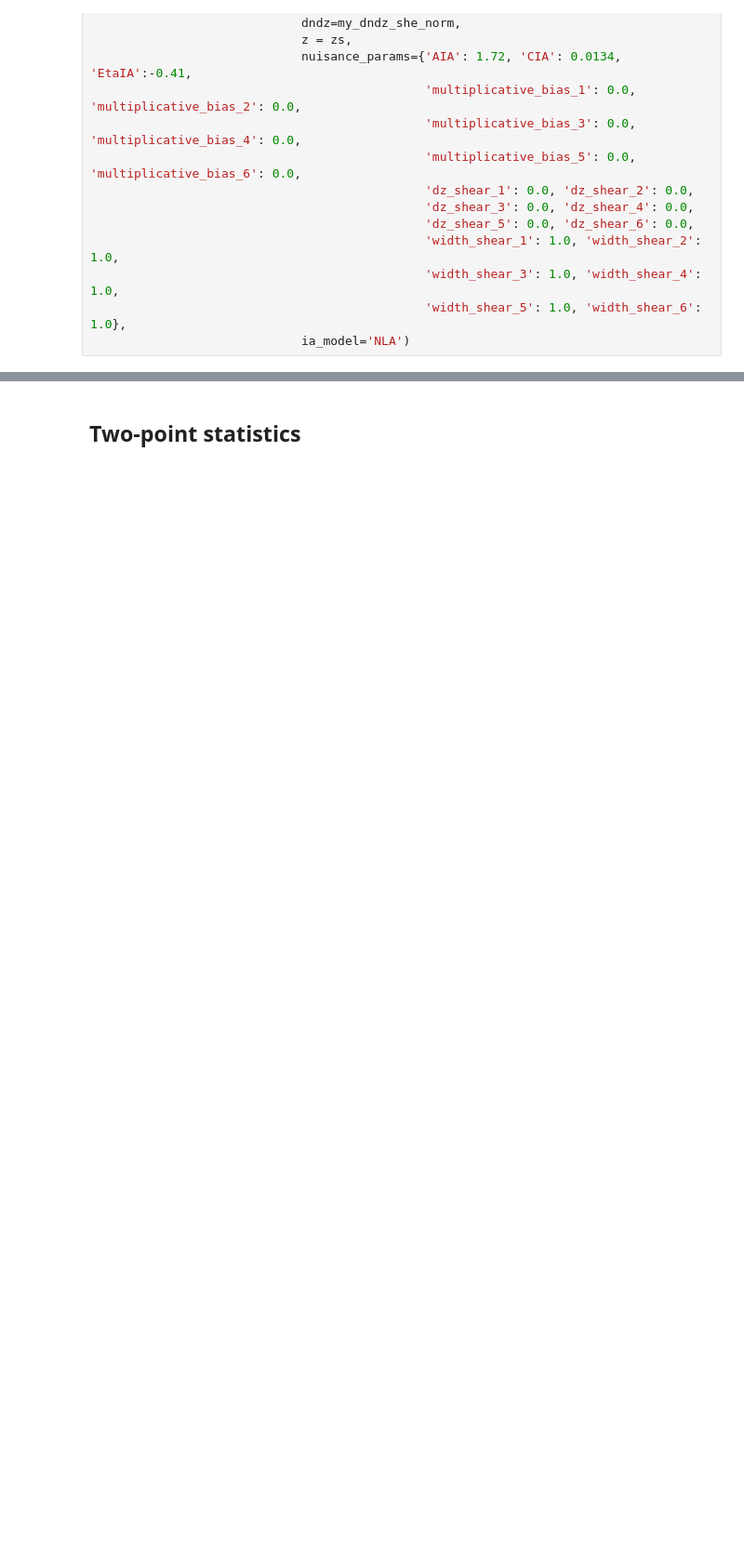
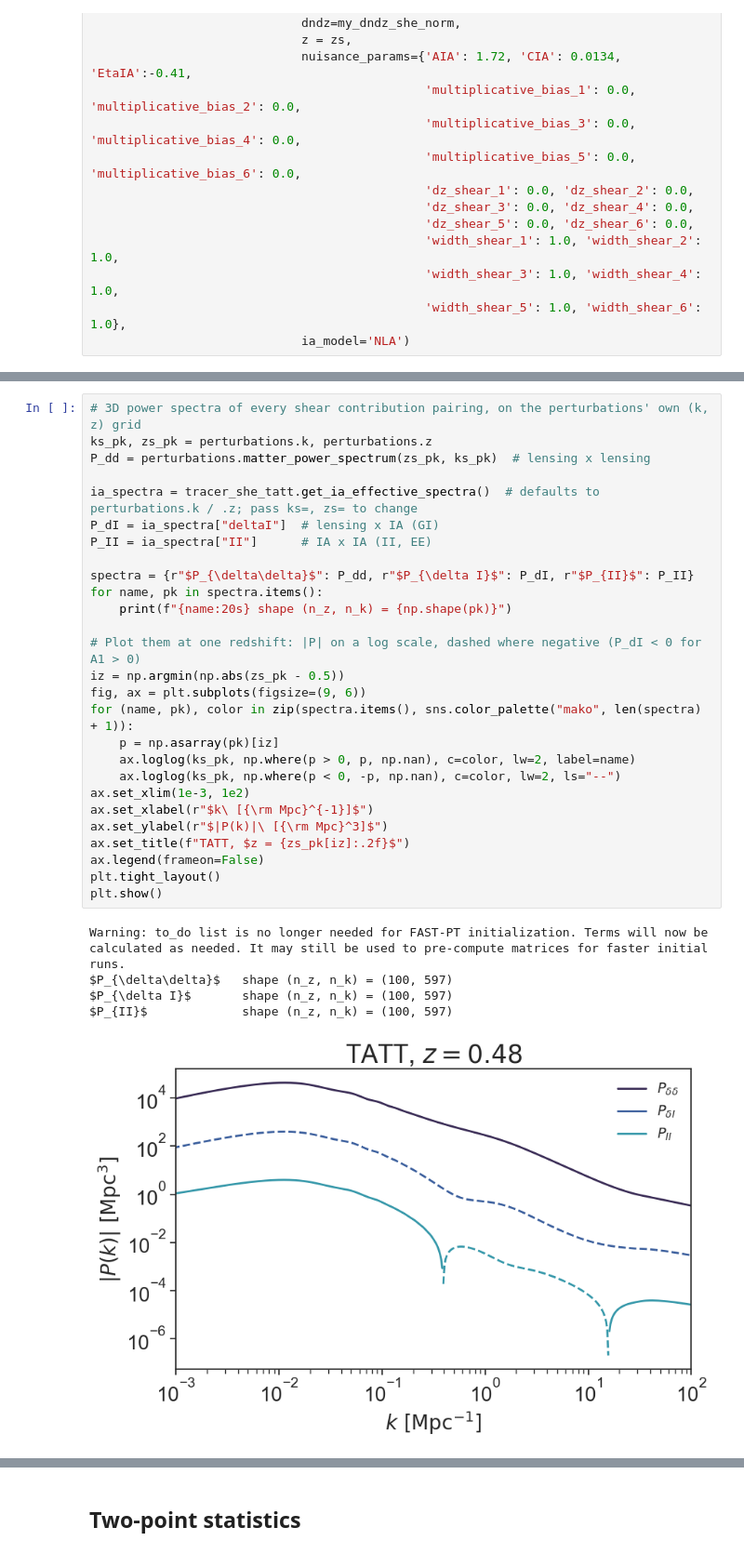
Before and after one commit to cloe-org/playground, a Jupyter notebook: tutorials/observables/photo.ipynb, the cells around one changed output, grey strips where cells are left out. Shown at 93% size. Saved outputs shown, nothing was run; the diff lists cells and outputs as text; blank space fills up the shorter version.

```diff
--- a/tutorials/observables/photo.ipynb
+++ b/tutorials/observables/photo.ipynb
@@ -238,0 +257,33 @@ One-loop terms requested for GI (position-shear pair):    4  ['tatt_A_0_0E', 'ta
+# %%
+# 3D power spectra of every shear contribution pairing, on the perturbations' own (k, z) grid
+ks_pk, zs_pk = perturbations.k, perturbations.z
+P_dd = perturbations.matter_power_spectrum(zs_pk, ks_pk)  # lensing x lensing
+
+ia_spectra = tracer_she_tatt.get_ia_effective_spectra()  # defaults to perturbations.k / .z; pass ks=, zs= to change
+P_dI = ia_spectra["deltaI"]  # lensing x IA (GI)
+P_II = ia_spectra["II"]      # IA x IA (II, EE)
+
+spectra = {r"$P_{\delta\delta}$": P_dd, r"$P_{\delta I}$": P_dI, r"$P_{II}$": P_II}
+for name, pk in spectra.items():
+    print(f"{name:20s} shape (n_z, n_k) = {np.shape(pk)}")
+
+# Plot them at one redshift: |P| on a log scale, dashed where negative (P_dI < 0 for A1 > 0)
+iz = np.argmin(np.abs(zs_pk - 0.5))
+fig, ax = plt.subplots(figsize=(9, 6))
+for (name, pk), color in zip(spectra.items(), sns.color_palette("mako", len(spectra) + 1)):
+    p = np.asarray(pk)[iz]
+    ax.loglog(ks_pk, np.where(p > 0, p, np.nan), c=color, lw=2, label=name)
+    ax.loglog(ks_pk, np.where(p < 0, -p, np.nan), c=color, lw=2, ls="--")
+ax.set_xlim(1e-3, 1e2)
+ax.set_xlabel(r"$k\ [{\rm Mpc}^{-1}]$")
+ax.set_ylabel(r"$|P(k)|\ [{\rm Mpc}^3]$")
+ax.set_title(f"TATT, $z = {zs_pk[iz]:.2f}$")
+ax.legend(frameon=False)
+plt.tight_layout()
+plt.show()
+# %% [output]
+Warning: to_do list is no longer needed for FAST-PT initialization. Terms will now be calculated as needed. It may still be used to pre-compute matrices for faster initial runs.
+$P_{\delta\delta}$   shape (n_z, n_k) = (100, 597)
+$P_{\delta I}$       shape (n_z, n_k) = (100, 597)
+$P_{II}$             shape (n_z, n_k) = (100, 597)
+[figure, added]
```
Also changed, not shown: parts of 28 cells of this notebook.
